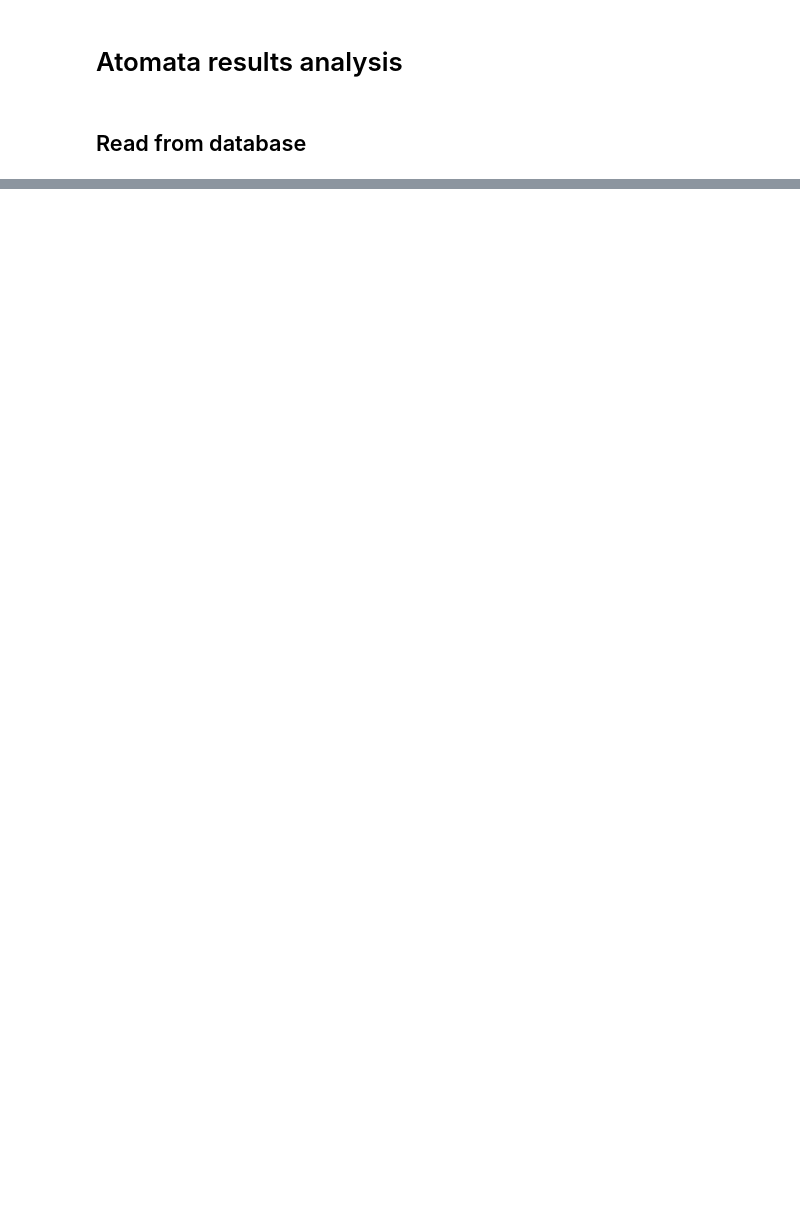
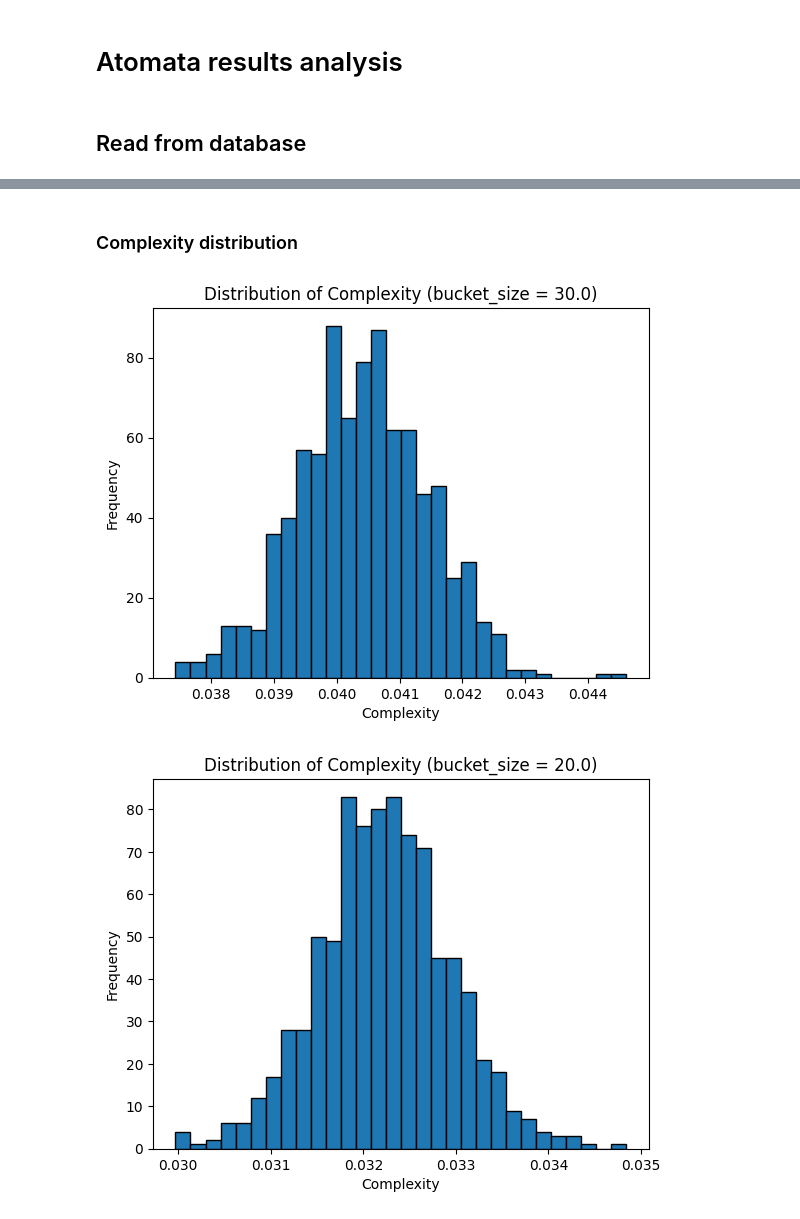
Before and after one commit to sstegmueller/atomata, a Jupyter notebook: results.ipynb, the cells around one changed output, grey strips where cells are left out. Saved outputs shown, nothing was run; the diff lists cells and outputs as text; code cells hidden in the pictures; blank space fills up the shorter version.

```diff
--- a/results.ipynb
+++ b/results.ipynb
@@ -66,0 +140,11 @@ max_parameters
+# %% [markdown]
+### Complexity distribution
+# %%
+for bucket_size, result_df in result_dfs.items():
+    result_df['complexity'].plot(kind='hist', bins=30, edgecolor='black', title=f'Distribution of Complexity (bucket_size = {bucket_size})')
+    plt.xlabel('Complexity')
+    plt.ylabel('Frequency')
+    plt.show()
+# %% [output]
+[figure, added]
+[figure, added]
```
Also changed, not shown: parts of 11 cells of this notebook, 2 other files.
